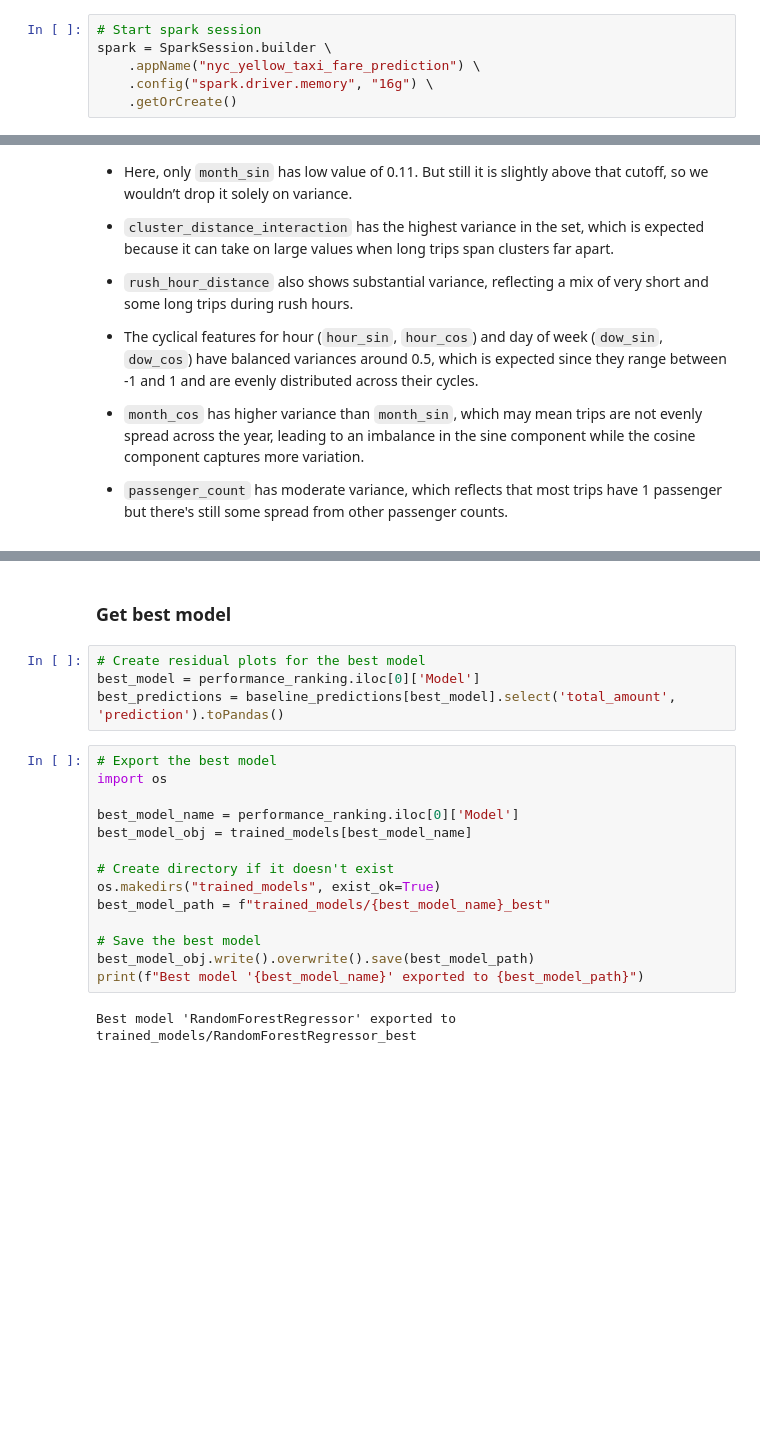
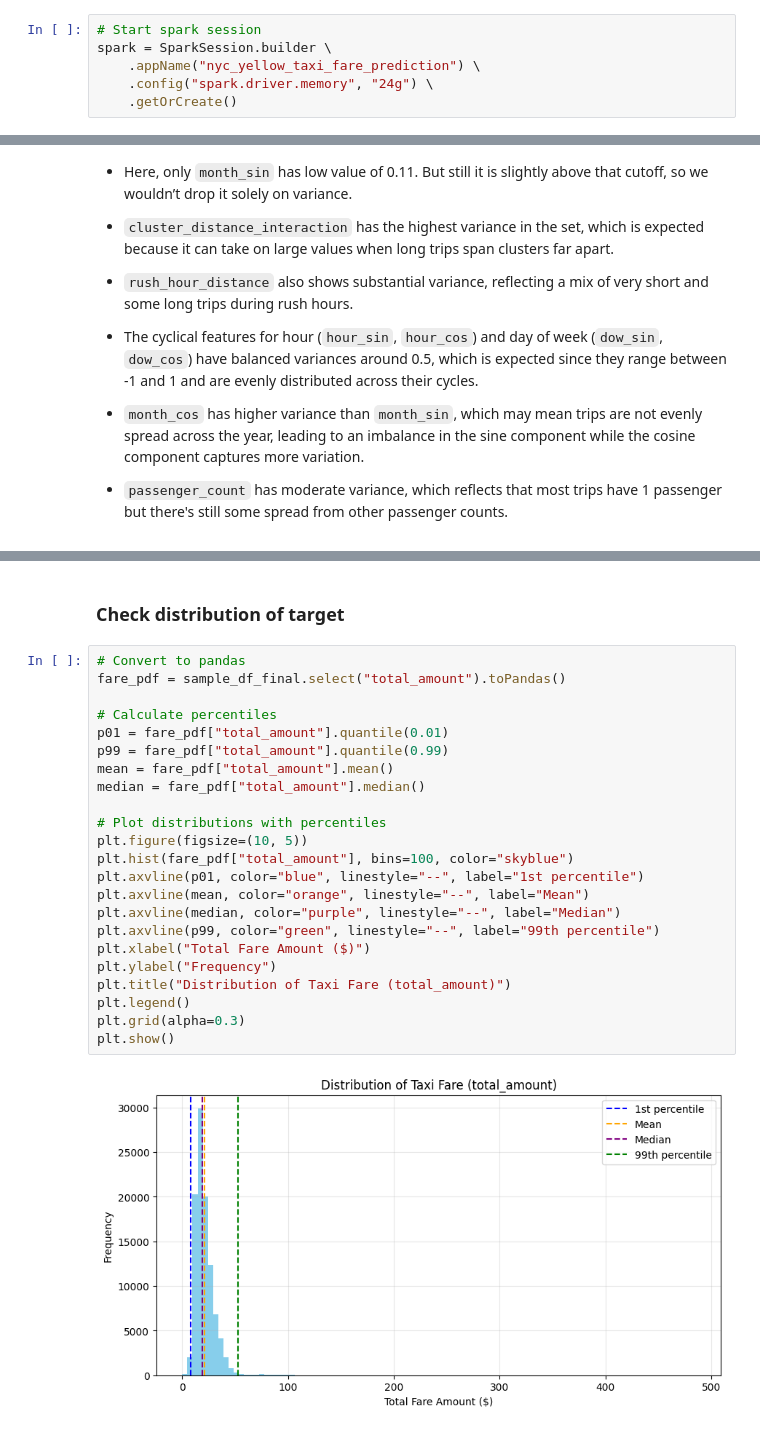
Before and after one commit to chawthinn/nyc-yellow-taxi-ml-modeling-jan-aug-2023, a Jupyter notebook: AML3603_FinalProject_part2.ipynb, the cells around one changed output, grey strips where cells are left out. Saved outputs shown, nothing was run; the diff lists cells and outputs as text; blank space fills up the shorter version.

Commit message:
separate advanced feature eng and modeling sections

```diff
--- a/AML3603_FinalProject_part2.ipynb
+++ b/AML3603_FinalProject_part2.ipynb
@@ -29,7 +24,7 @@ from pyspark.ml.regression import GeneralizedLinearRegression
 # Start spark session
 spark = SparkSession.builder \
     .appName("nyc_yellow_taxi_fare_prediction") \
-    .config("spark.driver.memory", "16g") \
+    .config("spark.driver.memory", "24g") \
     .getOrCreate()
 # %% [markdown]
 ### Prepare data
@@ -1430,22 +866,27 @@ GeneralizedLinearRegression 5.849346 2.832048 0.681417        4.0       4.0
-# %% [markdown]
-### Get best model
-# %%
-# Create residual plots for the best model
-best_model = performance_ranking.iloc[0]['Model']
-best_predictions = baseline_predictions[best_model].select('total_amount', 'prediction').toPandas()
-# %%
-# Export the best model
-import os
-
-best_model_name = performance_ranking.iloc[0]['Model']
-best_model_obj = trained_models[best_model_name]
-
-# Create directory if it doesn't exist
-os.makedirs("trained_models", exist_ok=True)
-best_model_path = f"trained_models/{best_model_name}_best"
-
-# Save the best model
-best_model_obj.write().overwrite().save(best_model_path)
-print(f"Best model '{best_model_name}' exported to {best_model_path}")
-# %% [output]
-Best model 'RandomForestRegressor' exported to trained_models/RandomForestRegressor_best
+# %% [markdown]
+### Check distribution of target
+# %%
+# Convert to pandas
+fare_pdf = sample_df_final.select("total_amount").toPandas()
+
+# Calculate percentiles
+p01 = fare_pdf["total_amount"].quantile(0.01)
+p99 = fare_pdf["total_amount"].quantile(0.99)
+mean = fare_pdf["total_amount"].mean()
+median = fare_pdf["total_amount"].median()
+
+# Plot distributions with percentiles
+plt.figure(figsize=(10, 5))
+plt.hist(fare_pdf["total_amount"], bins=100, color="skyblue")
+plt.axvline(p01, color="blue", linestyle="--", label="1st percentile")
+plt.axvline(mean, color="orange", linestyle="--", label="Mean")
+plt.axvline(median, color="purple", linestyle="--", label="Median")
+plt.axvline(p99, color="green", linestyle="--", label="99th percentile")
+plt.xlabel("Total Fare Amount ($)")
+plt.ylabel("Frequency")
+plt.title("Distribution of Taxi Fare (total_amount)")
+plt.legend()
+plt.grid(alpha=0.3)
+plt.show()
+# %% [output]
+[figure, added]
```
Also changed, not shown: parts of 42 cells of this notebook, 1 other file.
